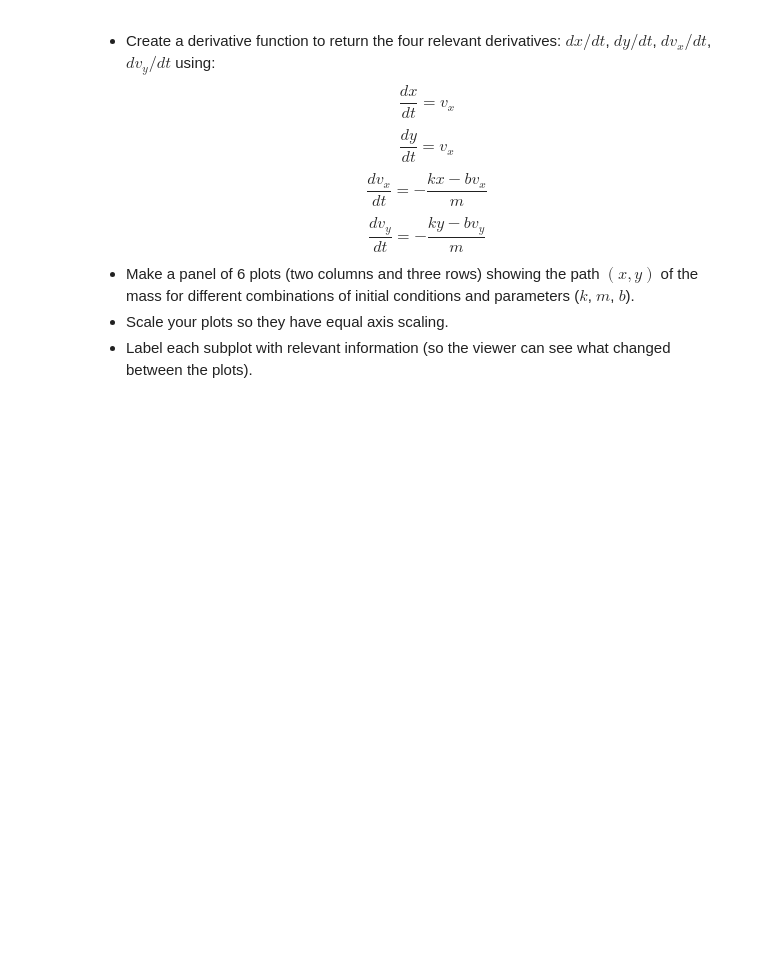
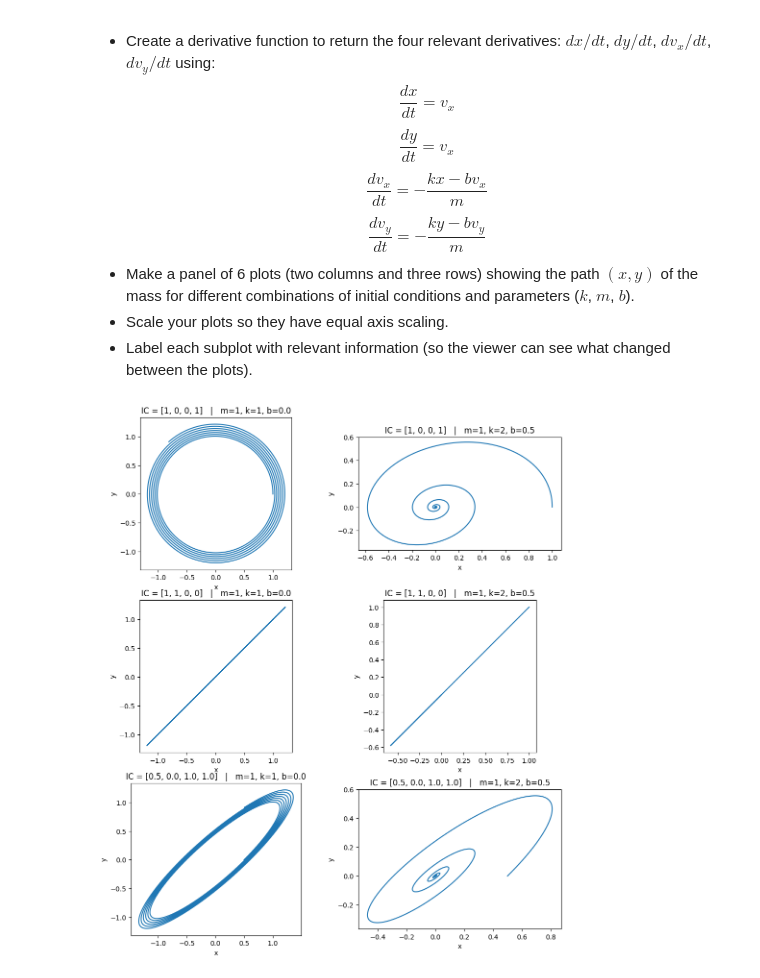
Before and after one commit to aileeniesta/Computational-Physics, a Jupyter notebook: ode/ode_2_v2.ipynb, the cells around one changed output. Drawn from its saved outputs; the diff is of its cells as text; code cells hidden in the pictures; blank space fills up the shorter version.

```diff
--- a/ode/ode_2_v2.ipynb
+++ b/ode/ode_2_v2.ipynb
@@ -326,0 +344,92 @@ $$\frac{dv_y}{dt} = -\frac{ky-bv_y}{m} $$
+# %%
+# your code here
+import numpy as np
+import matplotlib.pyplot as plt
+
+
+def deriv_2D_spring(t, y, params):
+
+    # unpack variables
+    x  = y[0]
+    yv = y[1]
+    vx = y[2]
+    vy = y[3]
+
+    # unpack params
+    m = params[0]
+    k = params[1]
+    b = params[2]
+
+    # derivatives
+    dxdt  = vx
+    dydt  = vy
+    dvxdt = -(k*x + b*vx)/m
+    dvydt = -(k*yv + b*vy)/m
+
+    return np.array([dxdt, dydt, dvxdt, dvydt])
+
+
+#########  Euler Integration  #########
+
+def Euler(deriv, y0, tmax, dt, params):
+
+    nvar = y0.size
+
+    N = int(tmax/dt) + 1
+    y = np.zeros((N, nvar))
+    t = np.zeros(N)
+
+    y[0,:] = y0
+
+    for i in range(N-1):
+        f = deriv(t[i], y[i], params)
+        y[i+1] = y[i] + f*dt
+        t[i+1] = t[i] + dt
+
+    return t, y
+
+
+#########  Parameters & Initial Conditions  #########
+
+tmax = 40
+dt   = 0.01
+
+parameter_sets = [
+    (1, 1, 0.0),   # (m, k, b)
+    (1, 2, 0.5)
+]
+
+initial_conditions = [
+    np.array([1, 0, 0, 1]),
+    np.array([1, 1, 0, 0]),
+    np.array([0.5, 0, 1, 1])
+]
+
+#########  Panel of 6 Plots  #########
+
+fig, axes = plt.subplots(3, 2, figsize=(12,14))
+axes = axes.flatten()
+
+plot_idx = 0
+
+for ic in initial_conditions:
+    for (m, k, b) in parameter_sets:
+
+        params = np.array([m, k, b])
+
+        t, sol = Euler(deriv_2D_spring, ic, tmax, dt, params)
+
+        x = sol[:,0]
+        yv = sol[:,1]
+
+        ax = axes[plot_idx]
+        ax.plot(x, yv)
+        ax.set_aspect('equal')
+        ax.set_xlabel("x")
+        ax.set_ylabel("y")
+
+        ax.set_title(f"IC = {ic.tolist()}   |   m={m}, k={k}, b={b}")
+
+        plot_idx += 1
+# %% [output]
+[figure, added]
```
Also changed, not shown: parts of 3 cells of this notebook.
